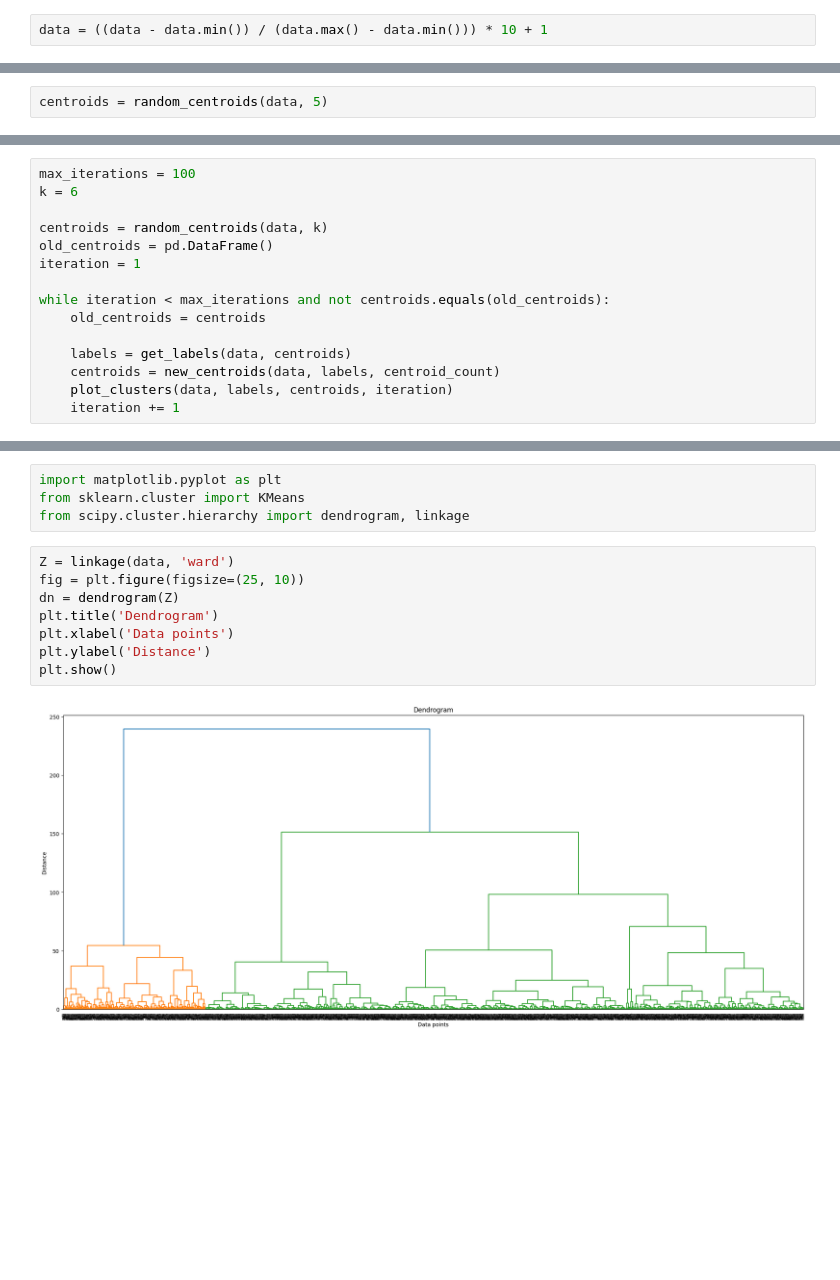
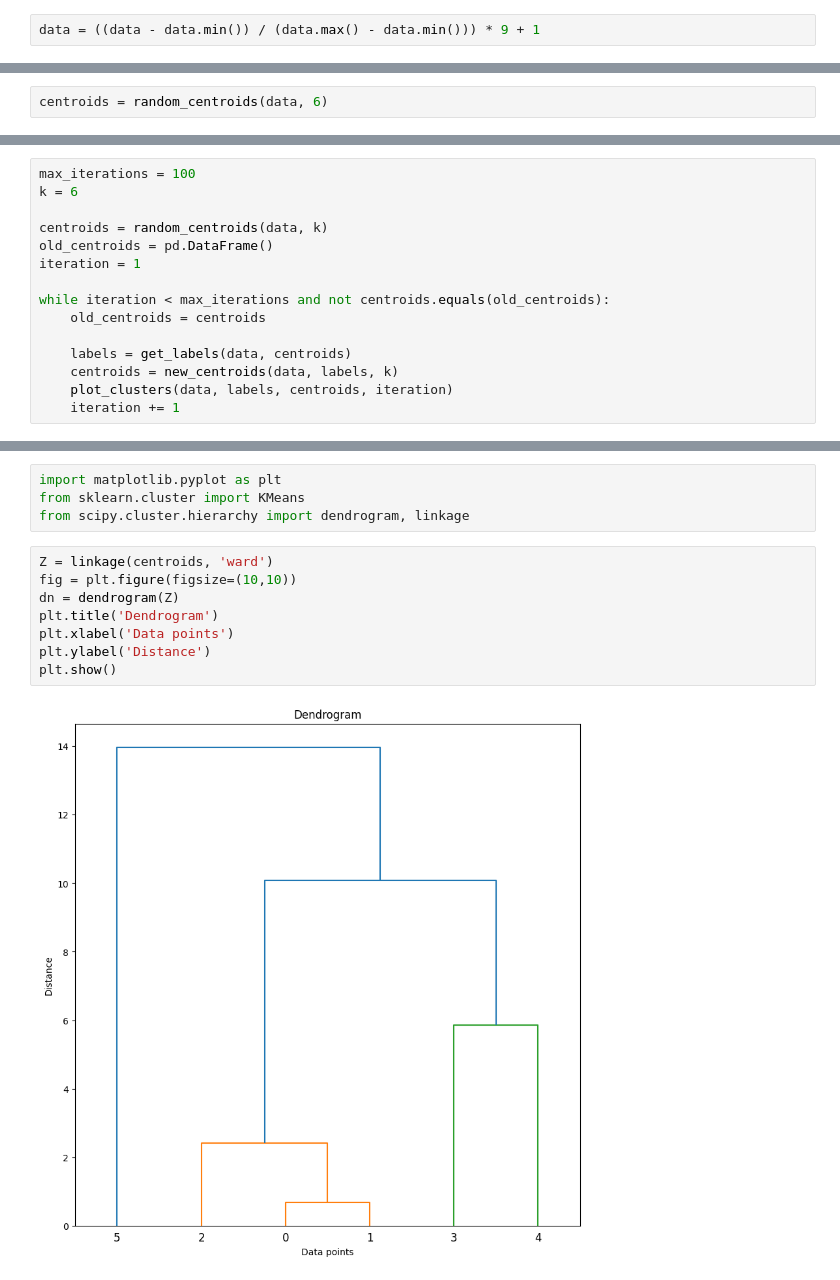
Before and after one commit to AlysRaziel/projet-data-minin, a Jupyter notebook: life.ipynb, the cells around one changed output, grey strips where cells are left out. Cells and saved outputs as stored; diff of their text form; blank space fills up the shorter version.

```diff
--- a/life.ipynb
+++ b/life.ipynb
@@ -36,7 +36,7 @@ data
 | 2863 | 2.1 | 2.6 | 50.5745 | 6.840 | 0.32 | ... |
 2864 rows × 6 columns
 # %%
-data = ((data - data.min()) / (data.max() - data.min())) * 10 + 1
+data = ((data - data.min()) / (data.max() - data.min())) * 9 + 1
 # %%
 data.describe()
 # %% [output]
@@ -66,7 +66,7 @@ def random_centroids(data, k):
         centroids.append(centroid)
     return pd.concat(centroids, axis=1)
 # %%
-centroids = random_centroids(data, 5)
+centroids = random_centroids(data, 6)
 # %%
 centroids
 # %% [output]
@@ -121,7 +123,7 @@ while iteration < max_iterations and not centroids.equals(old_centroids):
     old_centroids = centroids
 
     labels = get_labels(data, centroids)
-    centroids = new_centroids(data, labels, centroid_count)
+    centroids = new_centroids(data, labels, k)
     plot_clusters(data, labels, centroids, iteration)
     iteration += 1
 # %% [output]
@@ -131,12 +133,12 @@ import matplotlib.pyplot as plt
 from sklearn.cluster import KMeans
 from scipy.cluster.hierarchy import dendrogram, linkage
 # %%
-Z = linkage(data, 'ward')
-fig = plt.figure(figsize=(25, 10))
+Z = linkage(centroids, 'ward')
+fig = plt.figure(figsize=(10,10))
 dn = dendrogram(Z)
 plt.title('Dendrogram')
 plt.xlabel('Data points')
 plt.ylabel('Distance')
 plt.show()
 # %% [output]
-[figure, old version]
+[figure, new version]
```
Also changed, not shown: parts of 5 cells of this notebook.
